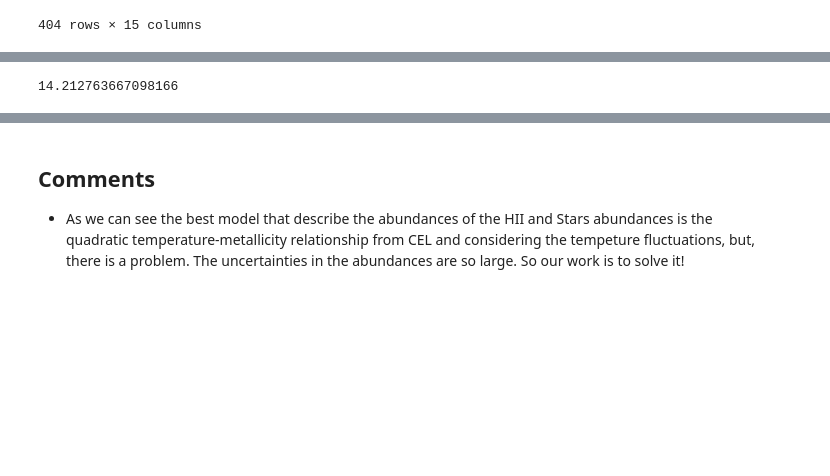
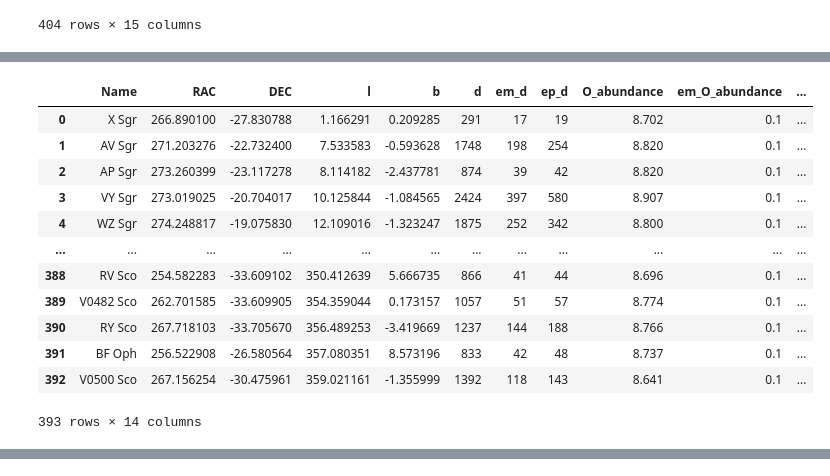
Before and after one commit to Raffaelbullx2/TESIS_WORK, a Jupyter notebook: Estimate_Abundance_Gradient_with_t2geq0_&_t2eq0.ipynb, the cells around one changed output, grey strips where cells are left out. Drawn from its saved outputs; the diff is of its cells as text; code cells hidden in the pictures; blank space fills up the shorter version.

```diff
--- a/Estimate_Abundance_Gradient_with_t2geq0_&_t2eq0.ipynb
+++ b/Estimate_Abundance_Gradient_with_t2geq0_&_t2eq0.ipynb
@@ -1426,0 +1049,3 @@ merged_df2
+# %%
+merged_df2['e_Oavg'] = 0.1
+merged_df2
@@ -1441,6 +1080,6 @@ What Star do you want to plot? O, B, Cepheids: Cepheids
 [interactive output not drawn]
 # %%
 Cefeidas2 = Stellar_Gradient(merged_df2['Name'], merged_df2['d'], (merged_df2['d'] - merged_df2['dmin']),
-                             (merged_df2['dmax'] - merged_df2['d']), merged_df2['Oavg'], merged_df2['[O/Fe]'], None)
+                             (merged_df2['dmax'] - merged_df2['d']), merged_df2['Oavg'], merged_df2['e_Oavg'], None)
 # %% [output]
 These are the results of our ODR Linear Fit:
@@ -1455,12 +1094,25 @@ What Star do you want to plot? O, B, Cepheids: Cepheids
 [interactive output not drawn]
 [interactive output not drawn]
 # %%
-outlier  = ( (Cefeidas['em_Rgal'] < 1.2) & (Cefeidas['ep_Rgal'] < 1.2) )
+outlier  = ( (Cefeidas2['em_Rgal'] < 1.2) & (Cefeidas2['ep_Rgal'] < 1.2) )
 Cefeidas2 = Cefeidas2[outlier]
 Cefeidas2 = Cefeidas2.reset_index(drop = True)
 max(Cefeidas2['Rgal'])
+Cefeidas2
 # %% [output]
+|  | Name | RAC | DEC | l | b | d | em_d | ep_d | O_abundance | em_O_abundance | ... |
+| 0 | X Sgr | 266.890100 | -27.830788 | 1.166291 | 0.209285 | 291 | 17 | 19 | 8.702 | 0.1 | ... |
+| 1 | AV Sgr | 271.203276 | -22.732400 | 7.533583 | -0.593628 | 1748 | 198 | 254 | 8.820 | 0.1 | ... |
+| 2 | AP Sgr | 273.260399 | -23.117278 | 8.114182 | -2.437781 | 874 | 39 | 42 | 8.820 | 0.1 | ... |
+| 3 | VY Sgr | 273.019025 | -20.704017 | 10.125844 | -1.084565 | 2424 | 397 | 580 | 8.907 | 0.1 | ... |
+| 4 | WZ Sgr | 274.248817 | -19.075830 | 12.109016 | -1.323247 | 1875 | 252 | 342 | 8.800 | 0.1 | ... |
+| ... | ... | ... | ... | ... | ... | ... | ... | ... | ... | ... | ... |
+| 388 | RV Sco | 254.582283 | -33.609102 | 350.412639 | 5.666735 | 866 | 41 | 44 | 8.696 | 0.1 | ... |
+| 389 | V0482 Sco | 262.701585 | -33.609905 | 354.359044 | 0.173157 | 1057 | 51 | 57 | 8.774 | 0.1 | ... |
+| 390 | RY Sco | 267.718103 | -33.705670 | 356.489253 | -3.419669 | 1237 | 144 | 188 | 8.766 | 0.1 | ... |
+| 391 | BF Oph | 256.522908 | -26.580564 | 357.080351 | 8.573196 | 833 | 42 | 48 | 8.737 | 0.1 | ... |
+| 392 | V0500 Sco | 267.156254 | -30.475961 | 359.021161 | -1.355999 | 1392 | 118 | 143 | 8.641 | 0.1 | ... |
-14.212763667098166
+393 rows × 14 columns
 # %%
 fig, ax = plt.subplots(figsize=(10, 6))
 
@@ -1556,4 +1201,0 @@ Cefeidas2['Name'].to_csv("Cefaidas_names.txt",index=False)
-# %% [markdown]
-## Comments
-
-- As we can see the best model that describe the abundances of the HII and Stars abundances is the quadratic temperature-metallicity relationship from CEL and considering the tempeture fluctuations, but, there is a problem. The uncertainties in the abundances are so large. So our work is to solve it!
```
Also changed, not shown: parts of 37 cells of this notebook.
